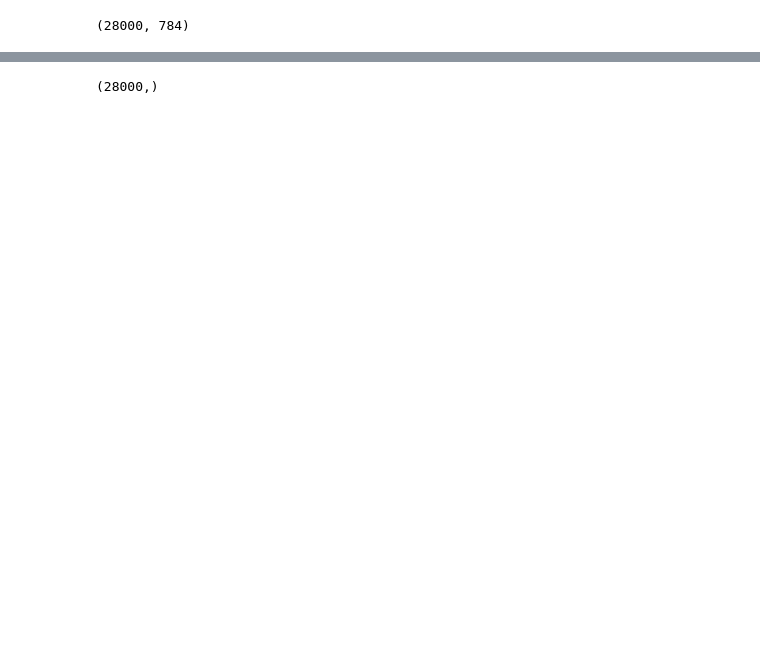
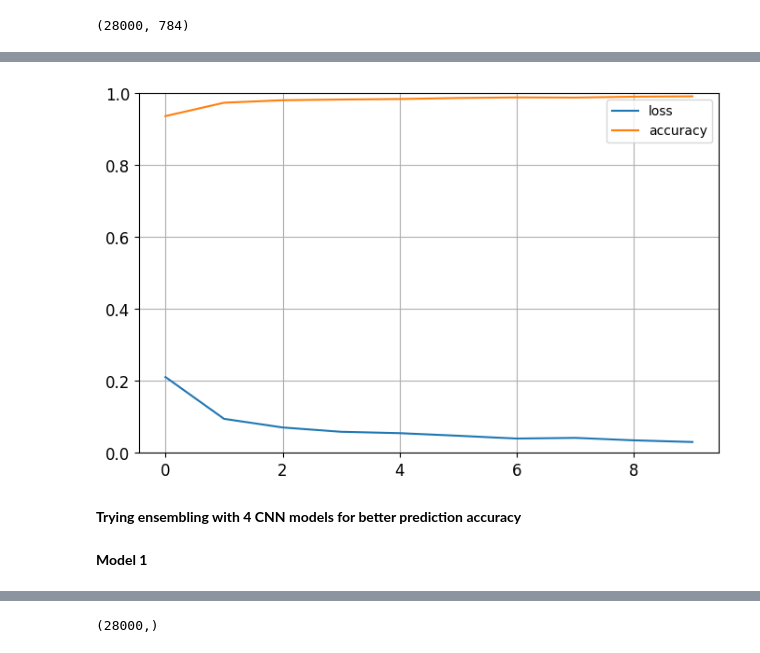
Before and after one commit to SiddhantSoam/Digit-Recognizer, a Jupyter notebook: ds677-project1.ipynb, the cells around one changed output, grey strips where cells are left out. Drawn from its saved outputs; the diff is of its cells as text; code cells hidden in the pictures; blank space fills up the shorter version.

Commit message:
CNN Ensembling, Accuracy improved to 99.250%, Rank# 419

```diff
--- a/ds677-project1.ipynb
+++ b/ds677-project1.ipynb
@@ -600,0 +602,36 @@ X_TEST_cnn.shape
+# %%
+from keras.layers import Lambda, Conv2D, MaxPooling2D, Flatten, Dense, Dropout, BatchNormalization
+
+keras.backend.clear_session()
+np.random.seed(42)
+tf.random.set_seed(42) #to ensure reproducibilty of results
+
+model = Sequential()
+
+model.add(Lambda(lambda x: (x/255.0), input_shape=(28,28,1)))
+
+model.add(Conv2D(32, (3, 3), activation='relu',kernel_initializer='glorot_uniform'))
+model.add(BatchNormalization())
+model.add(MaxPooling2D((2, 2)))
+model.add(Conv2D(64, (3, 3), activation='relu',kernel_initializer='glorot_uniform'))
+model.add(BatchNormalization())
+model.add(MaxPooling2D((2, 2)))
+model.add(Conv2D(64, (3, 3), activation='relu',kernel_initializer='glorot_uniform'))
+model.add(BatchNormalization())
+model.add(MaxPooling2D((2, 2)))
+
+model.add(Flatten())
+model.add(Dense(256, activation='relu', kernel_initializer='glorot_uniform'))
+model.add(Dropout(0.2))
+model.add(Dense(128, activation='relu', kernel_initializer='glorot_uniform'))
+model.add(Dropout(0.2))
+# model.add(Dense(64, activation='relu', kernel_initializer='glorot_uniform'))
+model.add(Dense(10, activation='softmax'))
+
+model.compile(loss="sparse_categorical_crossentropy",
+              optimizer = keras.optimizers.Adam(learning_rate=0.002),
+              metrics=["accuracy"])
+
+history = model.fit(X_combined, y_combined, epochs=10)
+
+model.summary()
@@ -600,0 +656,10 @@ X_TEST_cnn.shape
+# %%
+score = model.evaluate(X_test_cnn, y_test)
+print('Test loss:', score[0])
+print('Test accuracy:', score[1])
+
+pd.DataFrame(history.history).plot(figsize=(8, 5))
+plt.grid(True)
+plt.gca().set_ylim(0, 1)
+plt.show()
+# %% [output]
@@ -600,0 +669,5 @@ X_TEST_cnn.shape
+[figure, added]
+# %% [markdown]
+**Trying ensembling with 4 CNN models for better prediction accuracy**
+# %% [markdown]
+**Model 1**
```
Also changed, not shown: parts of 37 cells of this notebook.
